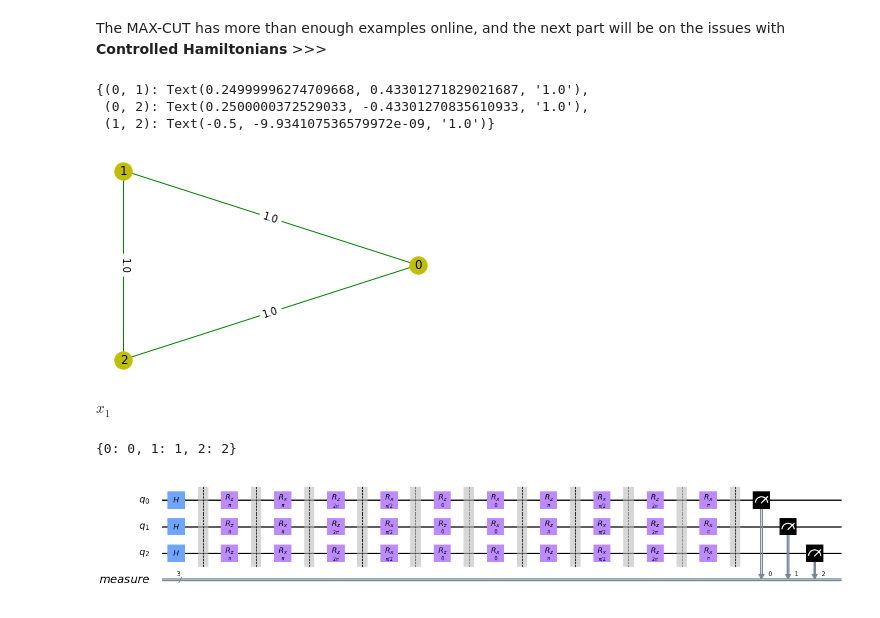
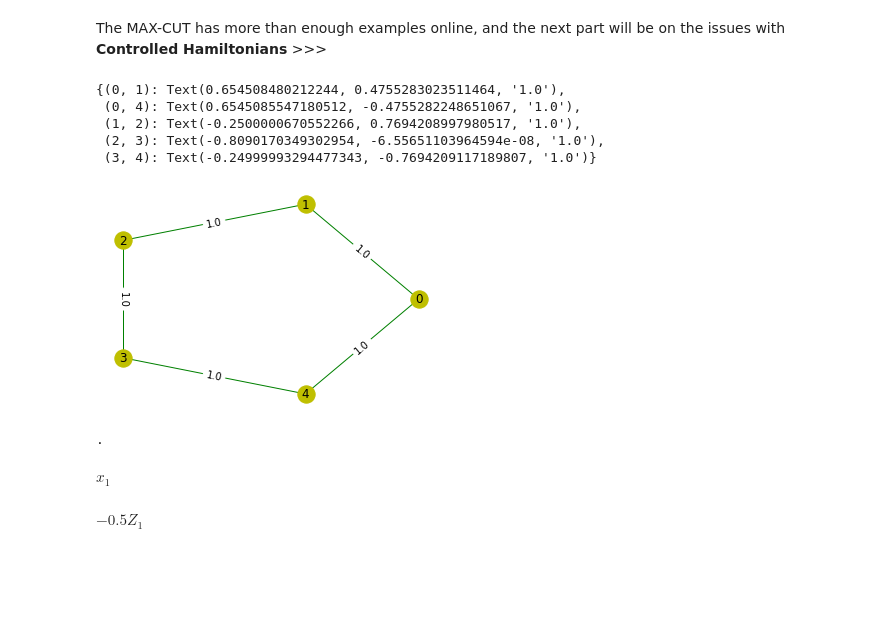
Before and after one commit to nus-comparch/hamiltonian_engine, a Jupyter notebook: Examples/2_PredefinedExamples_MAXCUT.ipynb, the cells around one changed output. Saved outputs shown, nothing was run; the diff lists cells and outputs as text; code cells hidden in the pictures; blank space fills up the shorter version.

```diff
--- a/Examples/2_PredefinedExamples_MAXCUT.ipynb
+++ b/Examples/2_PredefinedExamples_MAXCUT.ipynb
@@ -235,25 +234,27 @@ plot_histogram(res.get_counts(),figsize = (30,20),bar_labels = False)
 # %% [markdown]
 The MAX-CUT has more than enough examples online, and the next part will be on the issues with **Controlled Hamiltonians** >>>
 # %%
-n     = 3
+n     = 5
 V     = np.arange(0,n,1)
-E     =[(0,1,1.0),(2,0,1.0),(1,2,1.0)]
+E     =[(0,1,1.0),(1,2,1.0),(2,3,1.0), (3,4,1.0), (0,4,1.0)]
 
 G     = nx.Graph()
 G.add_nodes_from(V)
 G.add_weighted_edges_from(E)
 
 fig = plt.figure()
 ax1 = plt.subplot2grid((1, 1), (0, 0))
 labels = nx.get_edge_attributes(G,'weight')
 
 nx.draw(G,with_labels=True, pos=nx.circular_layout(G), node_color='y', edge_color='g')
 nx.draw_networkx_edge_labels(G,nx.circular_layout(G),edge_labels=labels)
 # %% [output]
-{(0, 1): Text(0.24999996274709668, 0.43301271829021687, '1.0'),
- (0, 2): Text(0.2500000372529033, -0.43301270835610933, '1.0'),
- (1, 2): Text(-0.5, -9.934107536579972e-09, '1.0')}
+{(0, 1): Text(0.654508480212244, 0.4755283023511464, '1.0'),
+ (0, 4): Text(0.6545085547180512, -0.4755282248651067, '1.0'),
+ (1, 2): Text(-0.2500000670552266, 0.7694208997980517, '1.0'),
+ (2, 3): Text(-0.8090170349302954, -6.55651103964594e-08, '1.0'),
+ (3, 4): Text(-0.24999993294477343, -0.7694209117189807, '1.0')}
-[figure, old version]
+[figure, new version]
 # %%
 import skeletor as sk
 import numpy as np
@@ -261,18 +262,13 @@ import numpy as np
 obj1 = 'x_1 '
 v1 = ['x_1']
 
-hamiltonian = sk.skeletor(5, obj1, v1, False,graph=G)
+hamiltonian = sk.skeletor(1, obj1, v1, False,graph=G)
 
 hamiltonian.get_objFun()
 # %% [output]
+.
 $\displaystyle x_{1}$
-# %%
-print(hamiltonian.phse_ham.qubit_map)
-# %% [output]
-{0: 0, 1: 1, 2: 2}
-# %%
-hyperparams = [np.pi, np.pi*2,0,np.pi, np.pi*2,
-              np.pi,np.pi/2,0,np.pi/2,np.pi]
-hamiltonian.generate_quantumCircuit(hyperparams=hyperparams)
-# %% [output]
-[figure, removed]
+# %%
+hamiltonian.get_pHamil()
+# %% [output]
+$\displaystyle - 0.5 Z_{1}$
```
Also changed, not shown: parts of 17 cells of this notebook, 6 other files.
